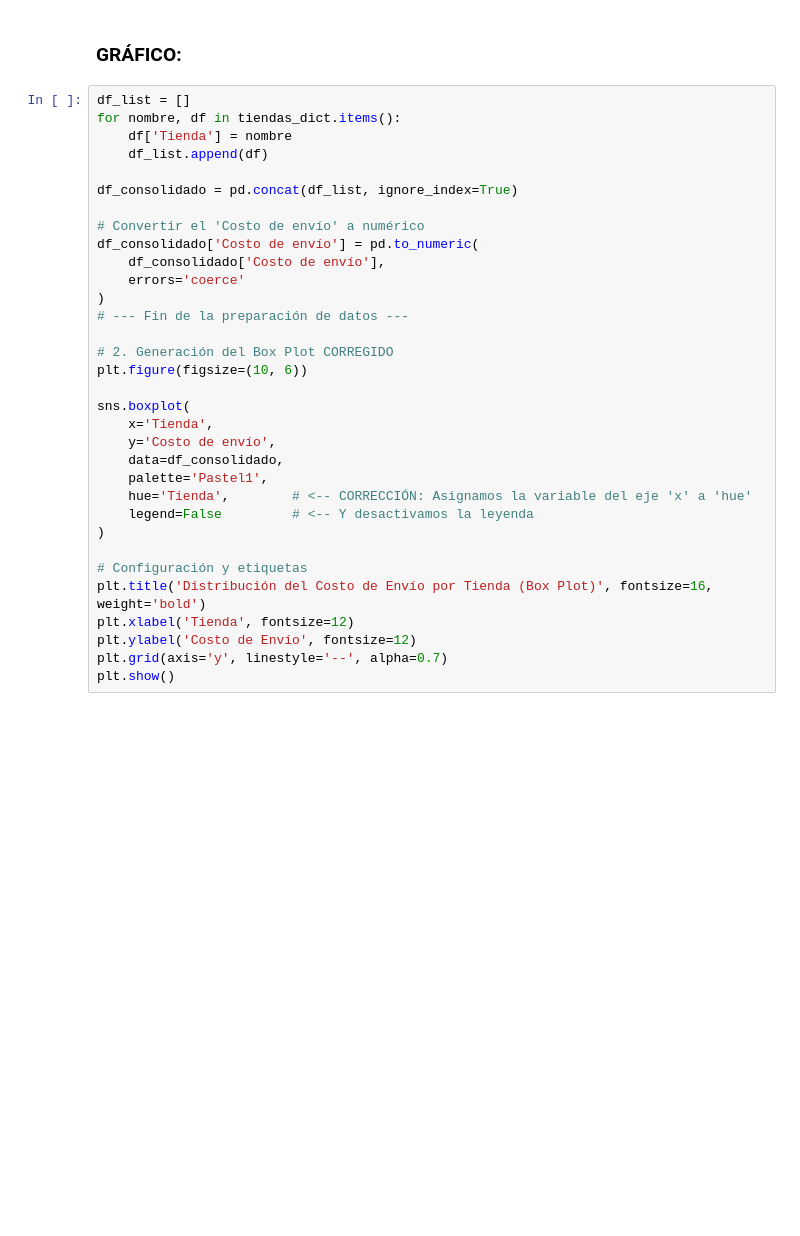
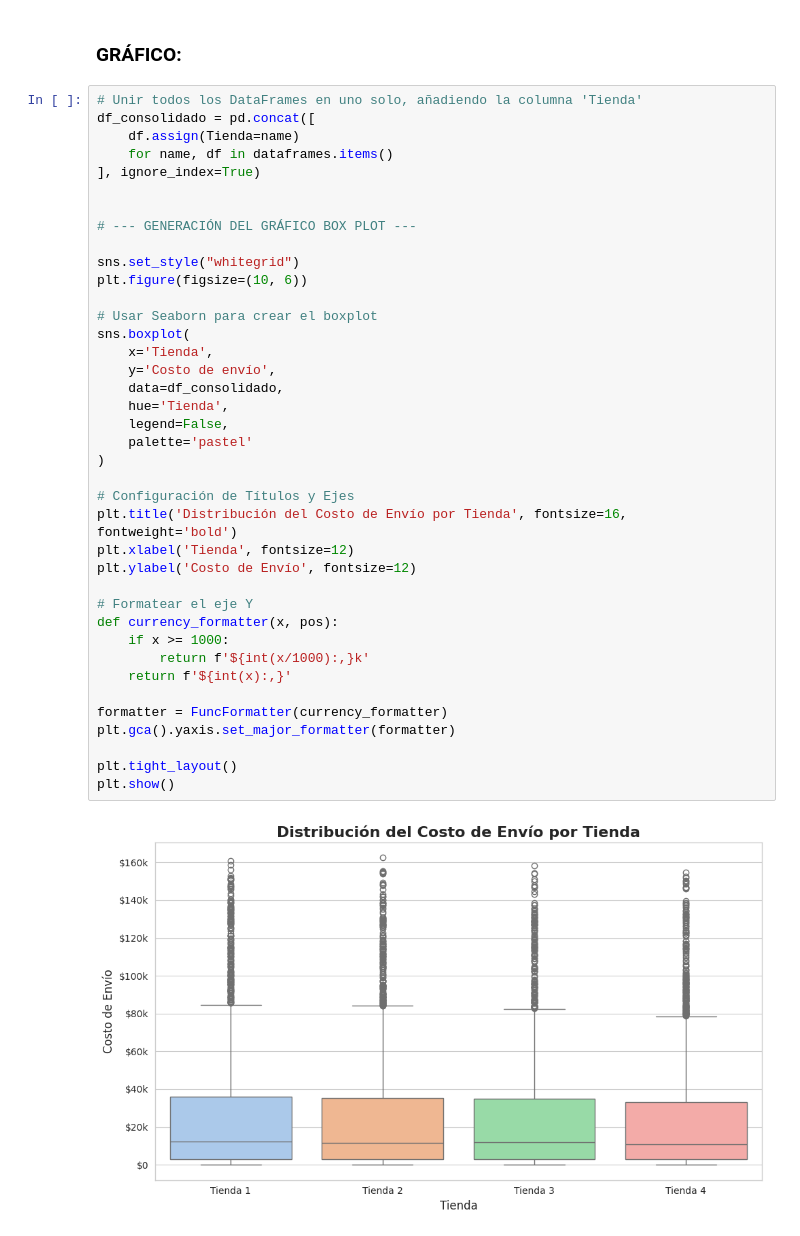
Before and after one commit to edgarbernaling-arch/Desafio_1_Ciencia_de_datos_Edgar_Bernal, a Jupyter notebook: Copia_de_AluraStoreLatam_Challegue1_Ciencia_de_datos_Edgar_Bernal.ipynb, the cells around one changed output. Drawn from its saved outputs; the diff is of its cells as text; blank space fills up the shorter version.

```diff
--- a/Copia_de_AluraStoreLatam_Challegue1_Ciencia_de_datos_Edgar_Bernal.ipynb
+++ b/Copia_de_AluraStoreLatam_Challegue1_Ciencia_de_datos_Edgar_Bernal.ipynb
@@ -360,35 +448,43 @@ print(envio_promedio_por_tienda.to_markdown(index=False, floatfmt=".2f"))
 # %% [markdown]
 ### GRÁFICO:
-# %%
-df_list = []
-for nombre, df in tiendas_dict.items():
-    df['Tienda'] = nombre
-    df_list.append(df)
-
-df_consolidado = pd.concat(df_list, ignore_index=True)
-
-# Convertir el 'Costo de envío' a numérico
-df_consolidado['Costo de envío'] = pd.to_numeric(
-    df_consolidado['Costo de envío'],
-    errors='coerce'
-)
-# --- Fin de la preparación de datos ---
-
-# 2. Generación del Box Plot CORREGIDO
-plt.figure(figsize=(10, 6))
-
-sns.boxplot(
-    x='Tienda',
-    y='Costo de envío',
-    data=df_consolidado,
-    palette='Pastel1',
-    hue='Tienda',        # <-- CORRECCIÓN: Asignamos la variable del eje 'x' a 'hue'
-    legend=False         # <-- Y desactivamos la leyenda
-)
-
-# Configuración y etiquetas
-plt.title('Distribución del Costo de Envío por Tienda (Box Plot)', fontsize=16, weight='bold')
-plt.xlabel('Tienda', fontsize=12)
-plt.ylabel('Costo de Envío', fontsize=12)
-plt.grid(axis='y', linestyle='--', alpha=0.7)
-plt.show()
+# %%
+# Unir todos los DataFrames en uno solo, añadiendo la columna 'Tienda'
+df_consolidado = pd.concat([
+    df.assign(Tienda=name)
+    for name, df in dataframes.items()
+], ignore_index=True)
+
+
+# --- GENERACIÓN DEL GRÁFICO BOX PLOT ---
+
+sns.set_style("whitegrid")
+plt.figure(figsize=(10, 6))
+
+# Usar Seaborn para crear el boxplot
+sns.boxplot(
+    x='Tienda',
+    y='Costo de envío',
+    data=df_consolidado,
+    hue='Tienda',
+    legend=False,
+    palette='pastel'
+)
+
+# Configuración de Títulos y Ejes
+plt.title('Distribución del Costo de Envío por Tienda', fontsize=16, fontweight='bold')
+plt.xlabel('Tienda', fontsize=12)
+plt.ylabel('Costo de Envío', fontsize=12)
+
+# Formatear el eje Y
+def currency_formatter(x, pos):
+    if x >= 1000:
+        return f'${int(x/1000):,}k'
+    return f'${int(x):,}'
+
+formatter = FuncFormatter(currency_formatter)
+plt.gca().yaxis.set_major_formatter(formatter)
+
+plt.tight_layout()
+plt.show()
+# %% [output]
+[figure, added]
```
Also changed, not shown: parts of 19 cells of this notebook.
